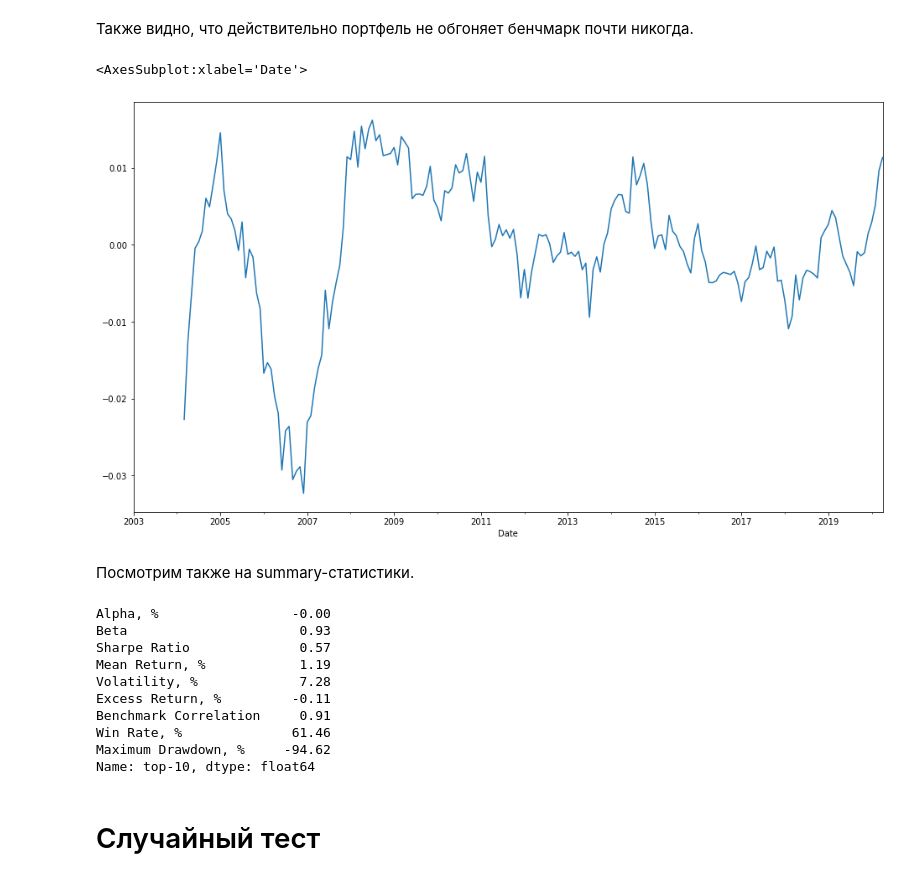
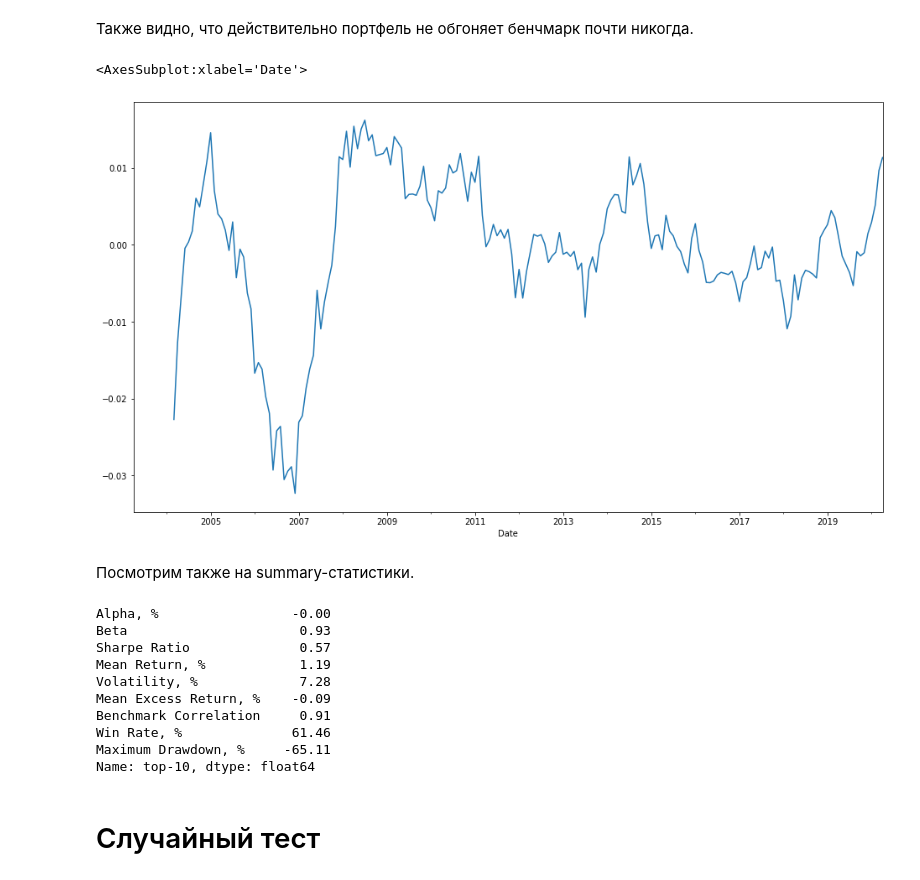
Before and after one commit to atomtosov/pqr, a Jupyter notebook: examples/example_size_in_russia.ipynb, the cells around one changed output. Saved outputs shown, nothing was run; the diff lists cells and outputs as text; code cells hidden in the pictures.

```diff
--- a/examples/example_size_in_russia.ipynb
+++ b/examples/example_size_in_russia.ipynb
@@ -33,8 +30,8 @@ liquidity_filter = pqr.Factor(volume).look_back().data > 10_000_000
 
 # основной фактор для отбора бумаг -- фактор размера
 size = pqr.Factor(mcap).transform(
-    is_dynamic=False,
     looking_back_period=3,
+    method='static',
     lag_period=0,
     holding_period=3
 )
@@ -253,24 +250,24 @@ pqr.rolling_win_rate(top10_portfolio.returns).plot()
 # %% [markdown]
 Также видно, что действительно портфель не обгоняет бенчмарк почти никогда.
 # %%
-pqr.rolling_excess_return(top10_portfolio.returns, benchmark_returns=benchmark.returns).plot()
+pqr.rolling_mean_excess_return(top10_portfolio, benchmark=benchmark).plot()
 # %% [output]
 <AxesSubplot:xlabel='Date'>
-[figure, old version]
+[figure, new version]
 # %% [markdown]
 Посмотрим также на summary-статистики.
 # %%
-pqr.summary(top10_portfolio.returns, benchmark.returns)
+pqr.summary(top10_portfolio, benchmark)
 # %% [output]
 Alpha, %                 -0.00
 Beta                      0.93
 Sharpe Ratio              0.57
 Mean Return, %            1.19
 Volatility, %             7.28
-Excess Return, %         -0.11
+Mean Excess Return, %    -0.09
 Benchmark Correlation     0.91
 Win Rate, %              61.46
-Maximum Drawdown, %     -94.62
+Maximum Drawdown, %     -65.11
 Name: top-10, dtype: float64
 # %% [markdown]
 # Случайный тест
```
Also changed, not shown: parts of 16 cells of this notebook, 4 other files.
